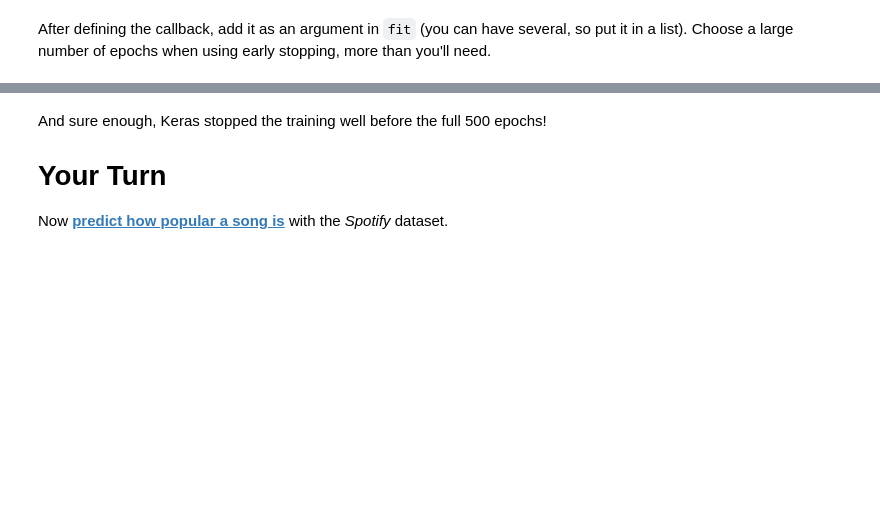
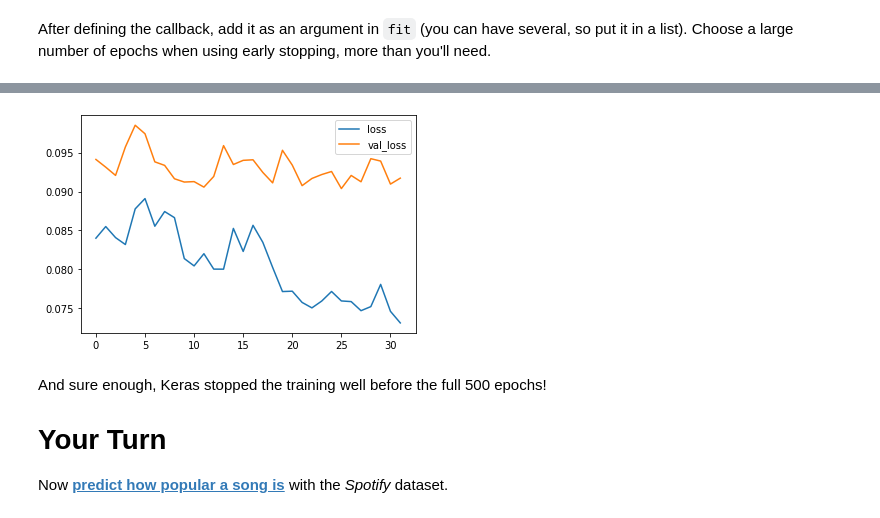
Before and after one commit to sdip15fa/kaggle, a Jupyter notebook: deep-learning/course/overfitting-and-underfitting.ipynb, the cells around one changed output, grey strips where cells are left out. Cells and saved outputs as stored; diff of their text form; code cells hidden in the pictures; blank space fills up the shorter version.

```diff
--- a/deep-learning/course/overfitting-and-underfitting.ipynb
+++ b/deep-learning/course/overfitting-and-underfitting.ipynb
@@ -146,9 +156,10 @@ history = model.fit(
     batch_size=256,
     epochs=500,
     callbacks=[early_stopping], # put your callbacks in a list
-    verbose=0,  # turn off training log
+    # verbose=0,  # turn off training log
 )
 
 history_df = pd.DataFrame(history.history)
 history_df.loc[:, ['loss', 'val_loss']].plot();
 print("Minimum validation loss: {}".format(history_df['val_loss'].min()))
+# %% [output]
@@ -155,3 +183,4 @@ print("Minimum validation loss: {}".format(history_df['val_loss'].min()))
+[figure, added]
 # %% [markdown]
 And sure enough, Keras stopped the training well before the full 500 epochs!
 
```
Also changed, not shown: parts of 3 cells of this notebook, 3 other files.
